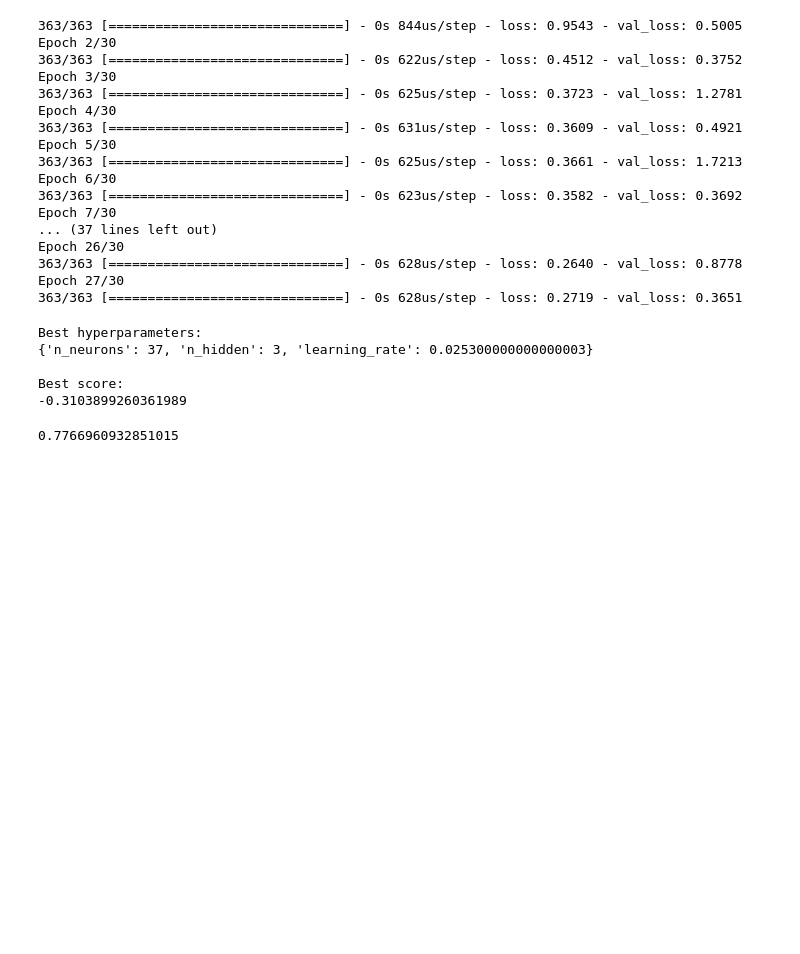
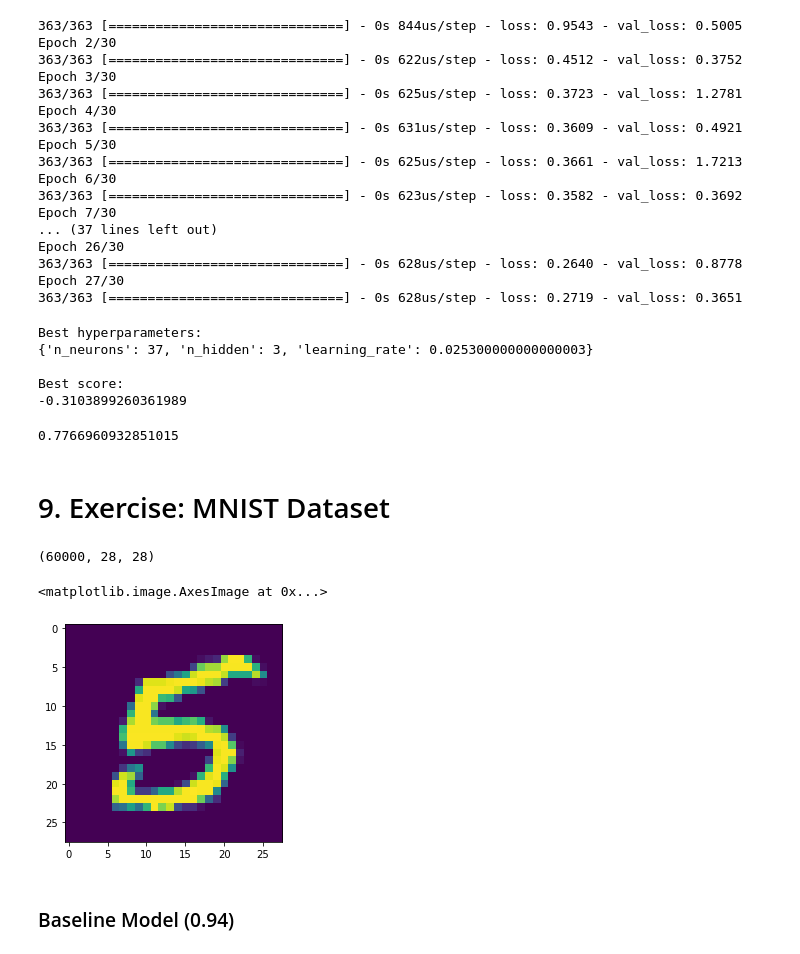
Before and after one commit to JonasSchroeder/handsonmachinelearning, a Jupyter notebook: Intro to Artificial Neural Networks (ANNs).ipynb, the cells around one changed output. Drawn from its saved outputs; the diff is of its cells as text; code cells hidden in the pictures; blank space fills up the shorter version.

```diff
--- a/Intro to Artificial Neural Networks (ANNs).ipynb
+++ b/Intro to Artificial Neural Networks (ANNs).ipynb
@@ -722,3 +722,31 @@ y_pred = model.predict(X_test)
 r2_score(y_test, y_pred)
 # %% [output]
 0.7766960932851015
+# %% [markdown]
+# 9. Exercise: MNIST Dataset
+# %%
+import tensorflow as tf
+from tensorflow import keras
+
+# fashion MNIST dataset
+mnist = keras.datasets.mnist
+(X_train_full, y_train_full), (X_test, y_test) = mnist.load_data()
+# %%
+X_train_full.shape
+# %% [output]
+(60000, 28, 28)
+# %%
+# create validation set
+X_valid, X_train = X_train_full[:20000], X_train_full[20000:]
+y_valid, y_train = y_train_full[:20000], y_train_full[20000:]
+
+# scale input features (pixel intensity) to a 0-1 range
+X_train, X_valid = X_train/255.0, X_valid/255.0
+# %%
+import matplotlib.pyplot as plt
+plt.imshow(X_train[0])
+# %% [output]
+<matplotlib.image.AxesImage at 0x...>
+[figure, added]
+# %% [markdown]
+### Baseline Model (0.94)
```
Also changed, not shown: parts of 9 cells of this notebook.
